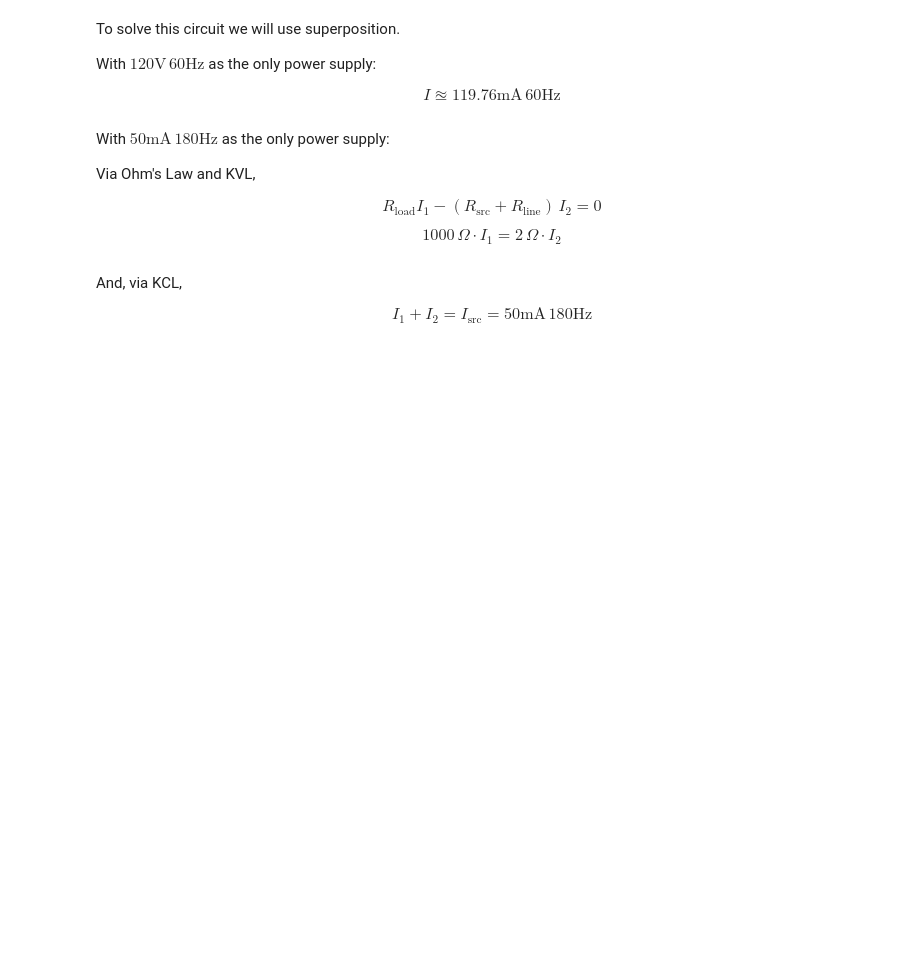
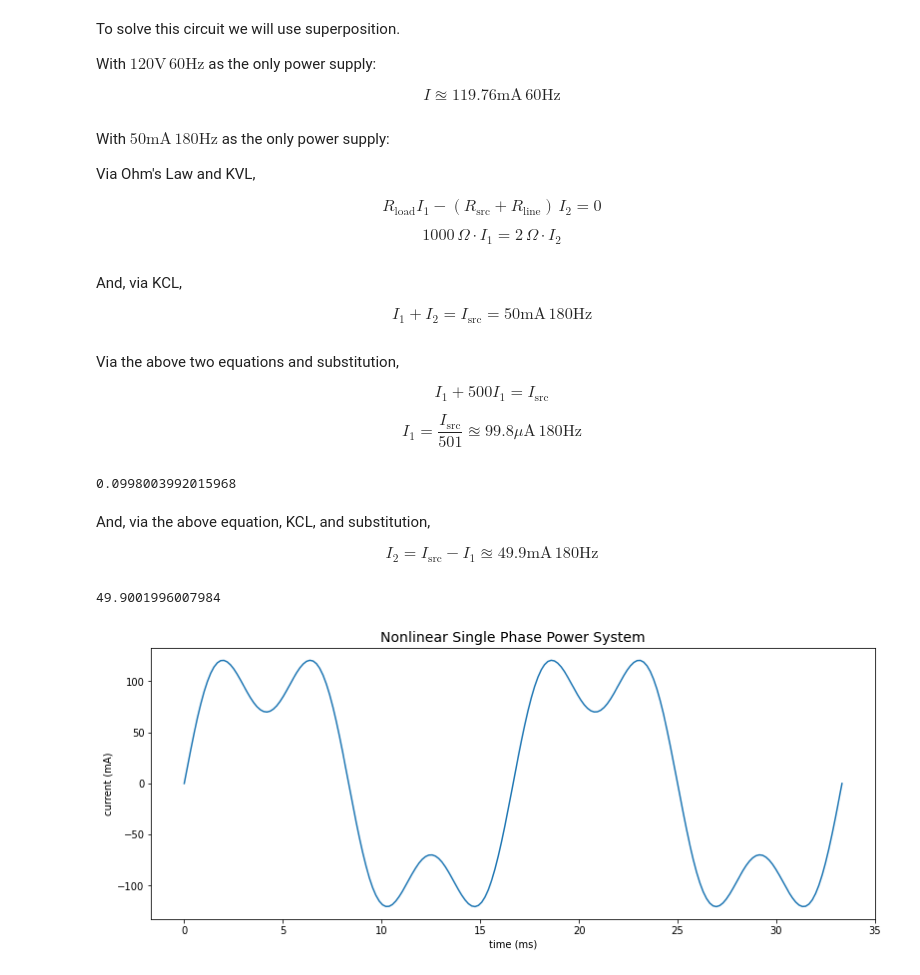
Before and after one commit to jordandll/CircuitTheory-Jupyter, a Jupyter notebook: AlternatingCurrent/PolyphaseCircuits/Harmonics.ipynb, the cells around one changed output. Saved outputs shown, nothing was run; the diff lists cells and outputs as text; code cells hidden in the pictures; blank space fills up the shorter version.

Commit message:
Big update to Harmonics.ipynb.
Big update to the Harmonics section of the Polyphase AC Circuits chapter.

```diff
--- a/AlternatingCurrent/PolyphaseCircuits/Harmonics.ipynb
+++ b/AlternatingCurrent/PolyphaseCircuits/Harmonics.ipynb
@@ -81,3 +81,21 @@ $$ 1000\,\Omega \cdot I_1 = 2\,\Omega\cdot I_2$$
 And, via KCL,
 
 $$ I_1 + I_2 = I_\text{src} = 50\mathrm{mA}\,180\mathrm{Hz}$$
+# %% [markdown]
+Via the above two equations and substitution,
+
+$$ I_1 + 500I_1 = I_\text{src}$$
+
+$$ I_1 = \frac{I_\text{src}}{501} \approxeq 99.8\mu \mathrm{A}\,180\mathrm{Hz}$$
+# %%
+50/501
+# %% [output]
+0.0998003992015968
+# %% [markdown]
+And, via the above equation, KCL, and substitution,
+
+$$ I_2 = I_\text{src} - I_1 \approxeq 49.9\mathrm{mA}\,180\mathrm{Hz} $$
+# %%
+50 - 50/501
+# %% [output]
+49.9001996007984
@@ -83,0 +105,23 @@ $$ I_1 + I_2 = I_\text{src} = 50\mathrm{mA}\,180\mathrm{Hz}$$
+# %%
+# Plot the current of the above circuit.
+f = 60
+w = f*2*np.pi
+p = 1/f
+
+# Create the time domain.
+t = np.linspace(0, 2*p, num=200)
+
+# Define the Fourier Series, denoted as 'I'.
+C_1, C_3 = 119.76, 49.9
+I = C_1*np.sin(w*t) + C_3*np.sin(w*3*t)
+
+# Create the figure and axes object.
+fig, ax = plt.subplots(figsize=(13,5))
+ax.set_title('Nonlinear Single Phase Power System', size=14)
+ax.set_xlabel('time (ms)')
+ax.set_ylabel('current (mA)')
+
+# Plot the current.
+L = ax.plot(t*1000, I)
+# %% [output]
+[figure, added]
```
Also changed, not shown: parts of 80 cells of this notebook.
